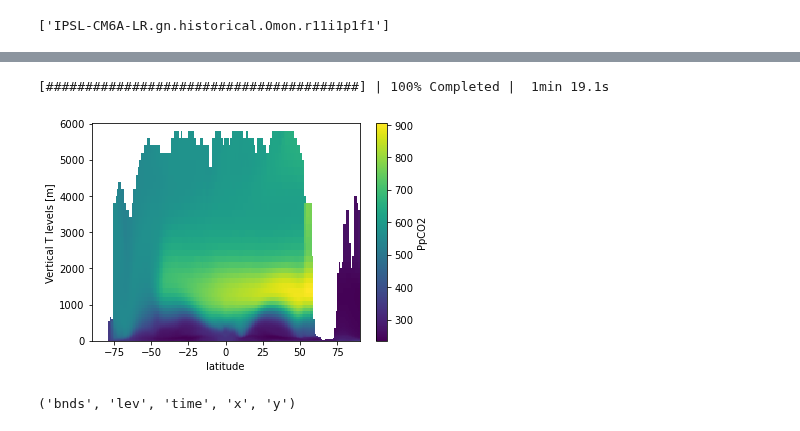
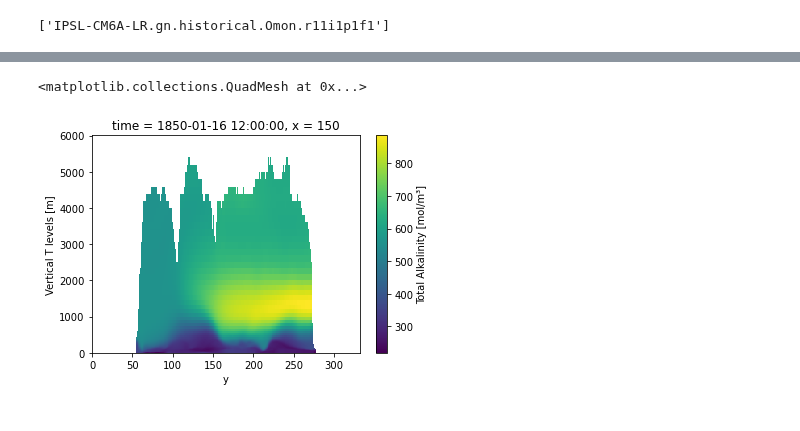
Before and after one commit to gmacgilchrist/seniorthesis, a Jupyter notebook: notebooks/gmac_pco2test.ipynb, the cells around one changed output, grey strips where cells are left out. Cells and saved outputs as stored; diff of their text form; code cells hidden in the pictures.

```diff
--- a/notebooks/gmac_pco2test.ipynb
+++ b/notebooks/gmac_pco2test.ipynb
@@ -74,0 +81,6 @@ list(dd_regrid.keys())
+# %%
+dd_regrid={}
+for name,item in dd.items():
+    ds_regridded = item.chunk({'time':1}).unify_chunks()
+    dd_regrid[name]=ds_regridded
+list(dd_regrid.keys())
@@ -75,22 +91,5 @@ list(dd_regrid.keys())
 # %%
-# select = {'time':slice('1850-01-01','1850-12-31'),'x':slice(180,200)}
-# iselect = {'time':0}
 ds = dd_regrid['IPSL-CM6A-LR.gn.historical.Omon.r11i1p1f1']#.isel(iselect)
-ds['p'] = gsw.p_from_z(-1*ds['lev'], ds['lat'], geo_strf_dyn_height=0, sea_surface_geopotential=0)
-ds['p'] = ds['p']*xr.ones_like(ds['talk']) # expand along time dimension
+ds['p'] = gsw.p_from_z(-1*ds['lev'], ds['lat'], geo_strf_dyn_height=0, sea_surface_geopotential=0)*xr.ones_like(ds['talk']) # expand along time dimension
 ds['insitutemp'] = gsw.t_from_CT(ds['so'], ds['thetao'], ds['p'])
 ds = ds.transpose(*tuple(ds.dims))
-conversion =  1e6/1035
-def pyco2sys_wrapper(ds):
-    args = {'par1':(ds['talk']*conversion),
-            'par2':(ds['dissic']*conversion),
-            'par1_type':1,
-            'par2_type':2,
-            'pressure_out':0,
-            'temperature_out':ds['thetao'],
-            'pressure':ds['p'],
-            'temperature':ds['insitutemp']}
-    results = pyco2.sys(**args)
-    return ds['talk'].copy(data=results['pCO2_out'])
-
-ds['PpCO2'] = xr.map_blocks(pyco2sys_wrapper,ds,template=ds['talk'])
@@ -96,0 +162,5 @@ ds['PpCO2'] = xr.map_blocks(pyco2sys_wrapper,ds,template=ds['talk'])
+# %%
+# ds['PpCO2'] = xr.map_blocks(pyco2sys_wrapper,ds,template=ds['talk'])
+ds['PpCO2'] = pyco2sys_map(ds)
+# # ds['PpCO2'] = pyco2sys_ufunc(ds)
+ds['PpCO2']
@@ -97,3 +221,4 @@ ds['PpCO2'] = xr.map_blocks(pyco2sys_wrapper,ds,template=ds['talk'])
 # %%
-ds['PpCO2']
+with ProgressBar():
+    da = ds['PpCO2'].isel(time=slice(0,12)).load() #isel(time=slice(0,12)).mean(['time']).
 # %% [output]
@@ -147,12 +226,5 @@ Attributes: (0)
-# %%
-with ProgressBar():
-    ds['PpCO2'].mean(['time','x']).plot()
-# %% [output]
-[########################################] | 100% Completed |  1min 19.1s
-[figure, removed]
-# %%
-times = ds['time'].isel({'time':slice(0,12)})
-varmean = np.zeros(shape=)
-for time in times:
-# %% [output]
-('bnds', 'lev', 'time', 'x', 'y')
+# %%
+da.isel(x=150).plot()
+# %% [output]
+<matplotlib.collections.QuadMesh at 0x...>
+[figure, added]
```
Also changed, not shown: parts of 10 cells of this notebook.
